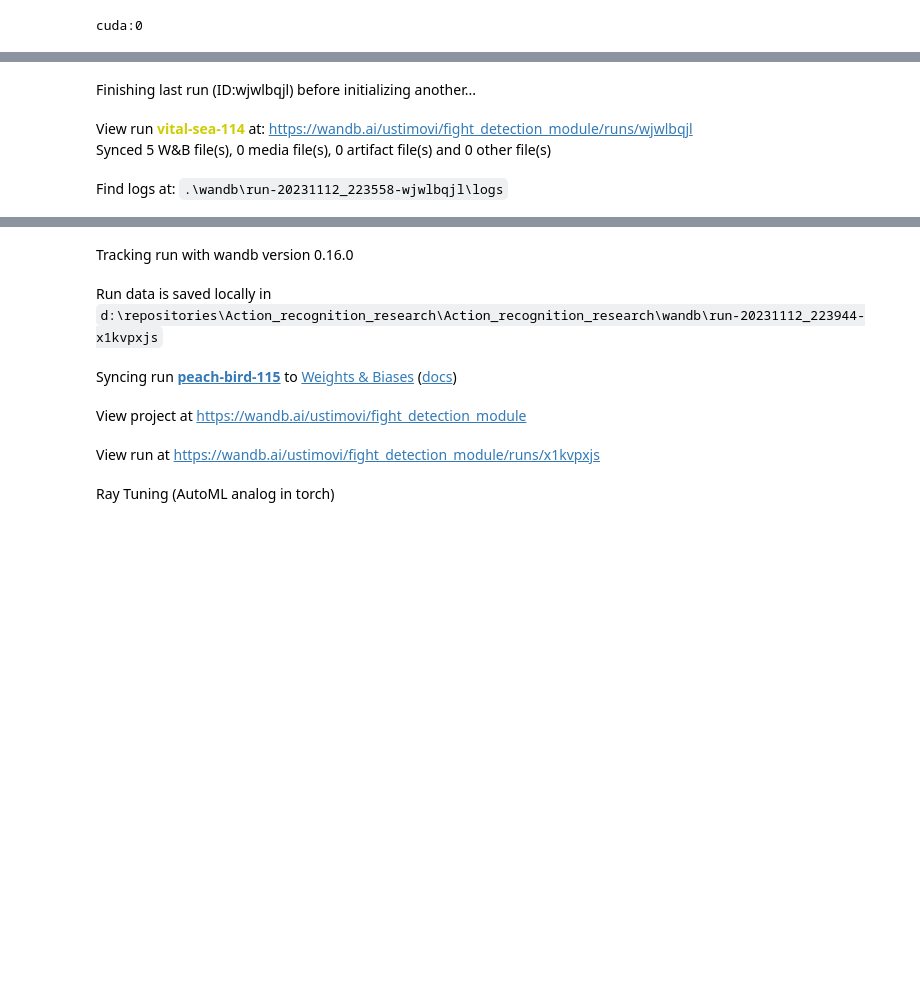
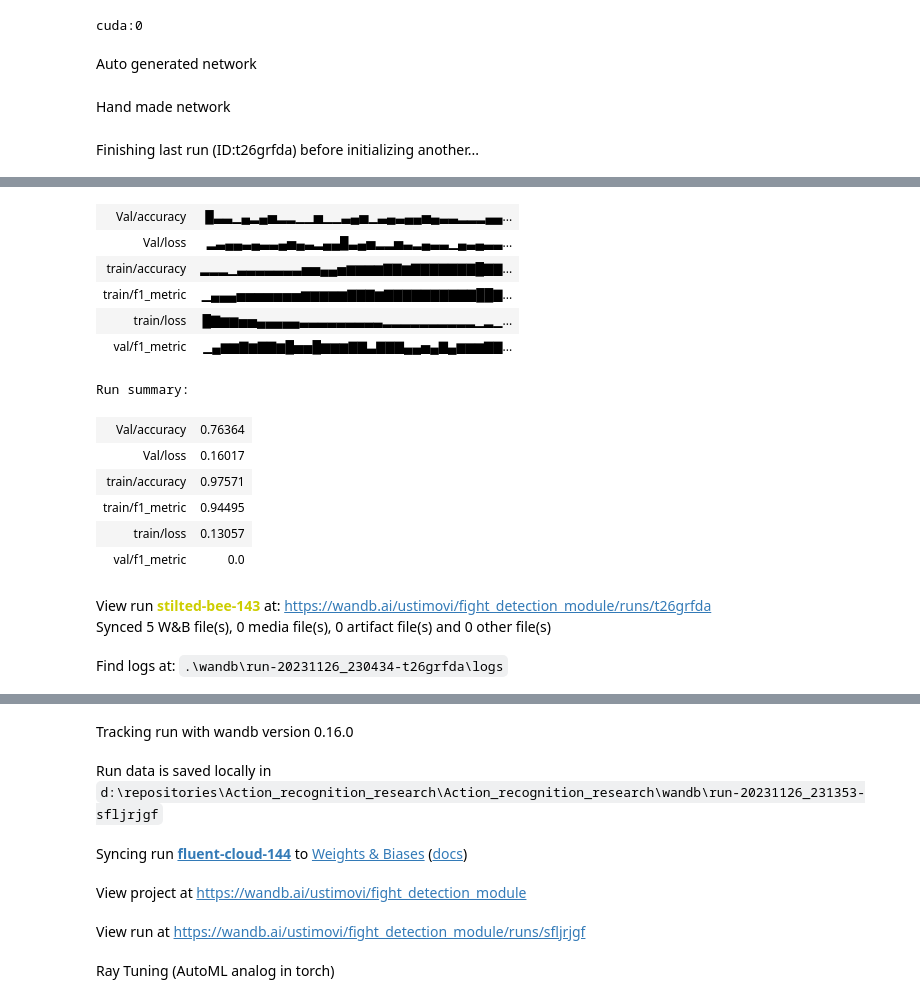
Before and after one commit to GigaGachi/Action_recognition_research, a Jupyter notebook: fight_detection_training.ipynb, the cells around one changed output, grey strips where cells are left out. Cells and saved outputs as stored; diff of their text form; code cells hidden in the pictures; blank space fills up the shorter version.

```diff
--- a/fight_detection_training.ipynb
+++ b/fight_detection_training.ipynb
@@ -475,12 +424,16 @@ class Keypoint_sequence_dataset(torch.utils.data.Dataset):
     def __init__(self, x, y):
         self.x = x
         self.y = y
+        self.shape = x.shape
 
     def __len__(self):
         return len(self.x)
 
     def __getitem__(self, idx):
         return self.x[idx, :], self.y[idx]
+
+train_data = Keypoint_sequence_dataset(X_train,y_train)
+test_data = Keypoint_sequence_dataset(X_test,y_test)
 # %% [markdown]
 Building neural network and train
 # %%
@@ -499,3 +452,5 @@ device = torch.device('cuda:0' if torch.cuda.is_available() else 'cpu')
 print(device)
 # %% [output]
 cuda:0
+# %% [markdown]
+Auto generated network
@@ -502,2 +559,4 @@ cuda:0
+# %% [markdown]
+Hand made network
 # %%
 class Seq_conv_net(nn.Module):
@@ -597,18 +661,19 @@ def evaluate_model(model, dataloader, loss_fn):
     num1_false = 0
     num0_ = 0
     num1_ = 0
+
+    model.train(False)
+
     for i, batch in enumerate(dataloader):
 
         # так получаем текущий батч
         X_batch, y_batch = batch
-
         with torch.no_grad():
             logits = model(X_batch.to(device,dtype = torch.float))
 
             loss = loss_fn(logits, y_batch.to(device,dtype = torch.float))
 
             losses.append(loss.item())
-
             y_pred = torch.argmax(logits, dim=1).cpu()
 
             y_answers = torch.argmax(y_batch, dim=1).cpu()
@@ -669,7 +734,7 @@ def train_model(model, loss_fn, optimizer,train_loader,val_loader, n_epoch=3,ray
                    "Val/loss": val_loss,"train/accuracy": train_accuracy,
                    "train/loss": train_loss,'train/f1_metric':f1_t})
 
-        if raytune_mode == True:
+        if ((epoch+1)%25 ==0) and (raytune_mode == True):
             os.makedirs("checkpoint_models", exist_ok=True)
             torch.save(
                         (model.state_dict(), optimizer.state_dict()), "checkpoint_models/checkpoint.pt")
@@ -678,19 +743,14 @@ def train_model(model, loss_fn, optimizer,train_loader,val_loader, n_epoch=3,ray
         #if epoch%10 ==0:
         #    print("Epoch:", epoch)
         #
-        #    #print('Loss/train', train_loss.item(), epoch)
-        #    print(f'Accuracy/train{train_accuracy.item():0.6f}')
-        #    #print('Loss/val', val_loss.item(), epoch)
-        #    print(f'Accuracy/val{val_accuracy.item():0.6f}')
+        #    print('Loss/train', train_loss, epoch)
+        #    print(f'Accuracy/train{train_accuracy:0.6f}')
+        #    print('Loss/val', val_loss, epoch)
+        #    print(f'Accuracy/val{val_accuracy:0.6f}')
 
     return model
 # %%
-wandb.login(key = '66d1d2eaf7cd3f83b644fc151071bbf5d7f0c237')
 
-
-
-train_data = Keypoint_sequence_dataset(X_train,y_train)
-test_data = Keypoint_sequence_dataset(X_test,y_test)
 
 train_size = int(len(train_data) * 1)
 
@@ -705,13 +765,22 @@ test_loader = torch.utils.data.DataLoader(test_data, batch_size=16, shuffle=True
 
 kernel_size = 3
 dropout_conv = 0.1
-dropout_linear = 0.1
-attention_size = 128
-attention_dropout = 0.1
-batch_size = 16
+dropout_linear = 0.3
 attention_heads = 8
-conv_net = Seq_conv_net(kernel_size = kernel_size,dropout_conv = dropout_conv ,dropout_linear = dropout_linear,attention_size = attention_size,attention_heads=attention_heads,attention_dropout=attention_dropout)
+attention_dropout = 0.3
+num_layers_conv = 4
+channel_scale_conv = 2
+max_pool_size = 20
+num_layers_dense = 2
+channel_scale_dense = 0.5
 
+conv_net = Auto_conv_net(kernel_size = kernel_size,dropout_conv = dropout_conv,
+                 dropout_linear = dropout_linear ,
+                 attention_heads = attention_heads,attention_dropout = attention_dropout,
+                 num_layers_conv = num_layers_conv,channel_scale_conv = channel_scale_conv,
+                 max_pool_size = max_pool_size,num_layers_dense = num_layers_dense,
+                 channel_scale_dense = channel_scale_dense)
+#conv_net = Seq_conv_net(attention_size=256)
 conv_net = conv_net.to(device)
 
 
@@ -731,11 +800,10 @@ run = wandb.init(
             'kernel_size':  kernel_size,
             'dropout_conv': dropout_conv ,
             'dropout_linear': dropout_linear ,
-            'Attention_size': attention_size ,
             'Attention_dropout': attention_dropout,
-            'attention_heads': attention_heads,
-            'batch_size': batch_size    })
+            'attention_heads': attention_heads})
 
 
-conv_net = train_model(model=conv_net,loss_fn=loss_fn,optimizer=optimizer,train_loader=train_loader,val_loader=test_loader,n_epoch=300,raytune_mode= False)
+conv_net = train_model(model=conv_net,loss_fn=loss_fn,optimizer=optimizer,train_loader=train_loader,val_loader=test_loader,n_epoch=100,raytune_mode= False,wandb_mode= True)
 # %% [output]
+Finishing last run (ID:t26grfda) before initializing another...
@@ -743,4 +811,16 @@ wandb: WARNING Calling wandb.login() after wandb.init() has no effect.
-Finishing last run (ID:wjwlbqjl) before initializing another...
+| Val/accuracy | █▃▃▁▄▂▄▅▂▂▁▁▅▁▁▃▄▅▁▃▄▃▄▄▅▄▃▃▂▂▂▄▄... |
+| Val/loss | ▂▃▄▄▃▄▃▃▄▅▄▃▂▄▄█▃▄▅▂▂▅▃▂▄▃▃▁▄▃▄▃▃... |
+| train/accuracy | ▂▂▂▁▃▃▃▃▃▃▃▅▅▄▄▅▆▆▆▆▇▇▆▇▇▇▇▇▇▇█▇▇... |
+| train/f1_metric | ▁▄▄▄▅▅▅▅▅▅▅▆▆▆▆▆▇▇▇▆▇▇▇▇▇▇▇▇▇▇██▇... |
+| train/loss | █▇▆▆▅▅▄▄▄▄▄▃▃▃▃▃▃▃▃▃▂▂▂▂▂▂▂▂▂▂▁▂▁... |
+| val/f1_metric | ▁▄▆▆▇▆▇▇▆█▅▅█▆▆▆▇▇▃▇▇▇▄▄▅▄▇▄▆▆▆▇▇... |
+Run summary:
+| Val/accuracy | 0.76364 |
+| Val/loss | 0.16017 |
+| train/accuracy | 0.97571 |
+| train/f1_metric | 0.94495 |
+| train/loss | 0.13057 |
+| val/f1_metric | 0.0 |
-View run vital-sea-114 at: https://wandb.ai/ustimovi/fight_detection_module/runs/wjwlbqjl
+View run stilted-bee-143 at: https://wandb.ai/ustimovi/fight_detection_module/runs/t26grfda
 Synced 5 W&B file(s), 0 media file(s), 0 artifact file(s) and 0 other file(s)
-Find logs at: .\wandb\run-20231112_223558-wjwlbqjl\logs
+Find logs at: .\wandb\run-20231126_230434-t26grfda\logs
@@ -748,8 +828,8 @@ Successfully finished last run (ID:wjwlbqjl). Initializing new run:
 Tracking run with wandb version 0.16.0
-Run data is saved locally in d:\repositories\Action_recognition_research\Action_recognition_research\wandb\run-20231112_223944-x1kvpxjs
+Run data is saved locally in d:\repositories\Action_recognition_research\Action_recognition_research\wandb\run-20231126_231353-sfljrjgf
-Syncing run peach-bird-115 to Weights & Biases (docs)
+Syncing run fluent-cloud-144 to Weights & Biases (docs)
 View project at https://wandb.ai/ustimovi/fight_detection_module
-View run at https://wandb.ai/ustimovi/fight_detection_module/runs/x1kvpxjs
+View run at https://wandb.ai/ustimovi/fight_detection_module/runs/sfljrjgf
 # %% [markdown]
 Ray Tuning (AutoML analog in torch)
 # %%
```
Also changed, not shown: parts of 15 cells of this notebook, 1 other file.
